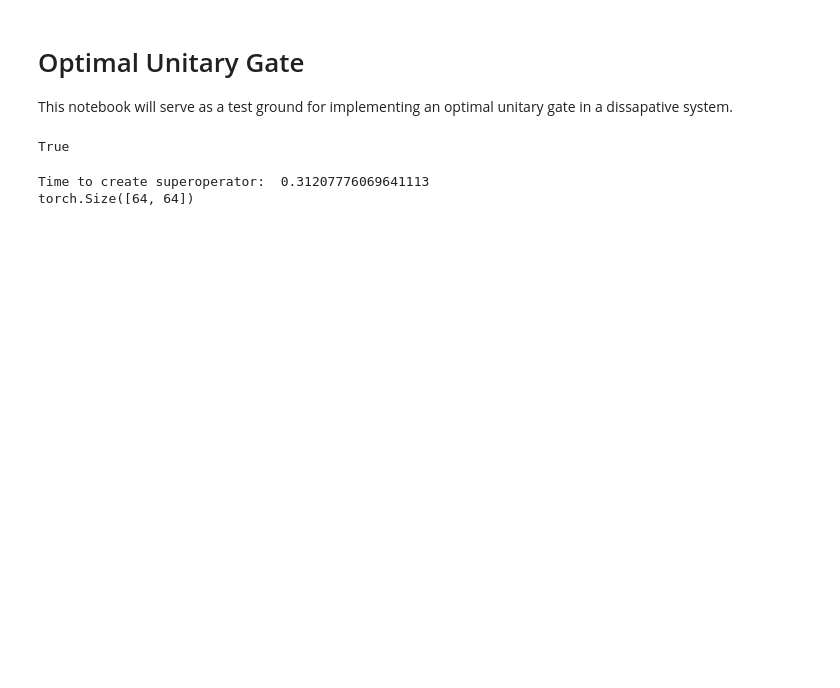
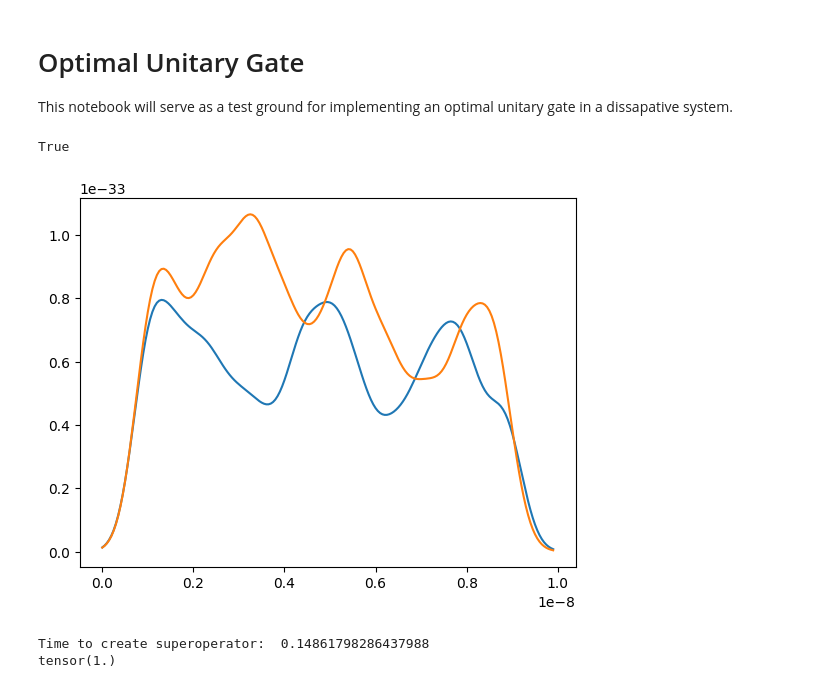
Before and after one commit to mainCSG/QuantumDotControl, a Jupyter notebook: optimal_control/optimal_unitary.ipynb, the cells around one changed output. Drawn from its saved outputs; the diff is of its cells as text; code cells hidden in the pictures; blank space fills up the shorter version.

```diff
--- a/optimal_control/optimal_unitary.ipynb
+++ b/optimal_control/optimal_unitary.ipynb
@@ -149,7 +149,7 @@ def phi_fourier_series(t, *coeffs):
         f += coeffs[0][i].repeat(len(t)) * np.sin(i * omega * t)
     return f
 
-K = 15 # Number of harmonics
+K = 10 # Number of harmonics
 scale = 1e4
 
 B_rf_coeffs = Variable(torch.tensor(np.random.randn(K)/scale, dtype=exp_dtype), requires_grad=True)
@@ -180,37 +180,39 @@ def construct_J_signal(t, sigma, *coeffs):
         J += coeffs[0][i].repeat(len(t)) * gaussian
 
     return J
 
 def build_J(t, sigma, *coeffs):
     num_of_J = coeffs[0].shape[0]
     all_Js = []
     for i in range(num_of_J):
         all_Js.append(construct_J_signal(t, sigma, coeffs[0][i]))
     return all_Js
 
 J_coeffs =  Variable(torch.tensor(np.random.randn(N-1, M), dtype=exp_dtype), requires_grad=True) # Random initial coefficients
 
 
-sigma = 2 * dt
+sigma = 7 * dt
 J = build_J(t_units_tensor,sigma, torch.abs(J_coeffs))
 
 # plt.plot(t_units, B_rf.cpu().detach().numpy())
 # plt.show()
 
-# for J_ in J:
-#     plt.plot(t_units, J_.cpu().detach().numpy())
-# plt.show()
+for J_ in J:
+    plt.plot(t_units, J_.cpu().detach().numpy())
+plt.show()
 
 # for g_ in g:
 #     plt.plot(t_units, g_.cpu().detach().numpy())
 # plt.show()
 
 
 # plt.plot(t_units, phi.cpu().detach().numpy())
 # plt.show()
 
 # plt.plot(t_units, J.cpu().detach().numpy())
 # plt.show()
+# %% [output]
+[figure, added]
 # %%
 # Helper functions to construct Lindbladian superoperator
 def kron(A, B):
@@ -340,10 +342,10 @@ t0 = time.time()
 L_F = construct_superop(g, B_rf, phi, J, L, N, isDispersive)
 print("Time to create superoperator: ", time.time() - t0)
 
-print(construct_superop(g, B_rf, phi, J, L, N, dispersive=isDispersive).shape)
+# print(torch.count_nonzero(construct_superop(g, B_rf, phi, J, L, N, dispersive=isDispersive))/torch.numel(construct_superop(g, B_rf, phi, J, L, N, dispersive=isDispersive)))
 # %% [output]
-Time to create superoperator:  0.31207776069641113
-torch.Size([64, 64])
+Time to create superoperator:  0.14861798286437988
+tensor(1.)
 # %%
 ### Desired operator
 def RX(theta):
```
Also changed, not shown: parts of 5 cells of this notebook.
